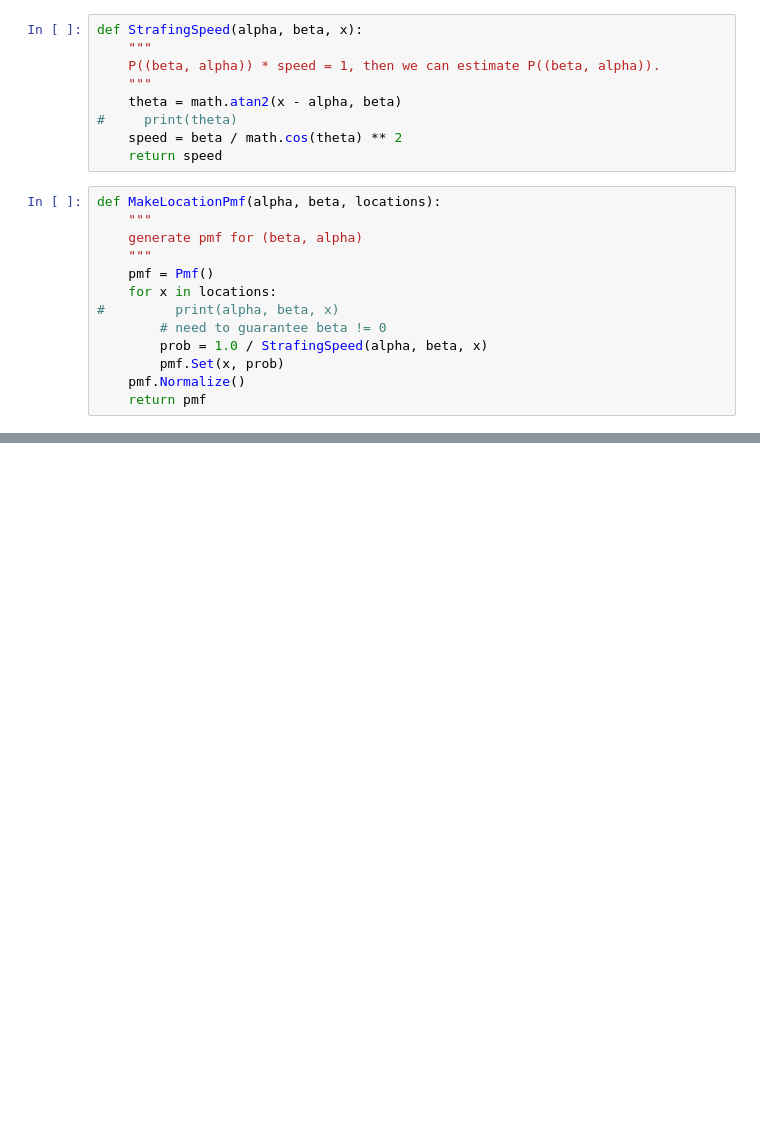
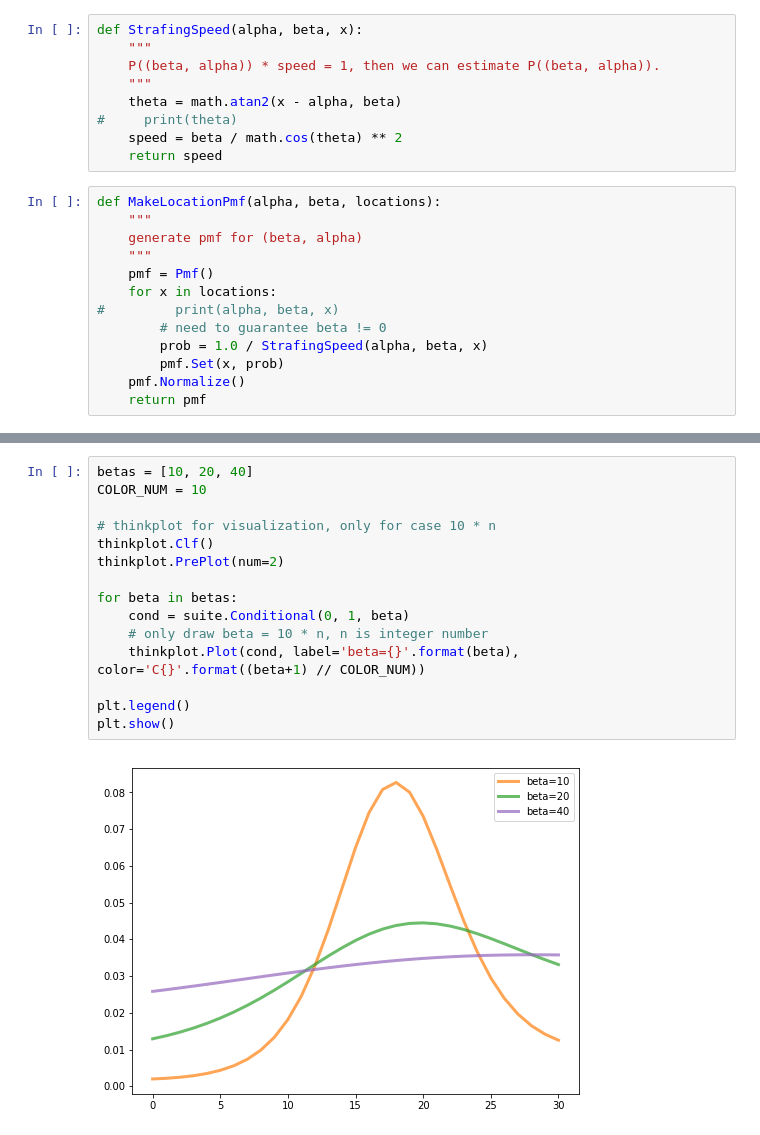
Before and after one commit to llv22/thinkbayes, a Jupyter notebook: chapter9/chapter9_statistic.ipynb, the cells around one changed output, grey strips where cells are left out. Drawn from its saved outputs; the diff is of its cells as text; blank space fills up the shorter version.

```diff
--- a/chapter9/chapter9_statistic.ipynb
+++ b/chapter9/chapter9_statistic.ipynb
@@ -63,0 +105,17 @@ plt.show()
+# %%
+betas = [10, 20, 40]
+COLOR_NUM = 10
+
+# thinkplot for visualization, only for case 10 * n
+thinkplot.Clf()
+thinkplot.PrePlot(num=2)
+
+for beta in betas:
+    cond = suite.Conditional(0, 1, beta)
+    # only draw beta = 10 * n, n is integer number
+    thinkplot.Plot(cond, label='beta={}'.format(beta), color='C{}'.format((beta+1) // COLOR_NUM))
+
+plt.legend()
+plt.show()
+# %% [output]
+[figure, added]
```
Also changed, not shown: parts of 5 cells of this notebook, 1 other file.
